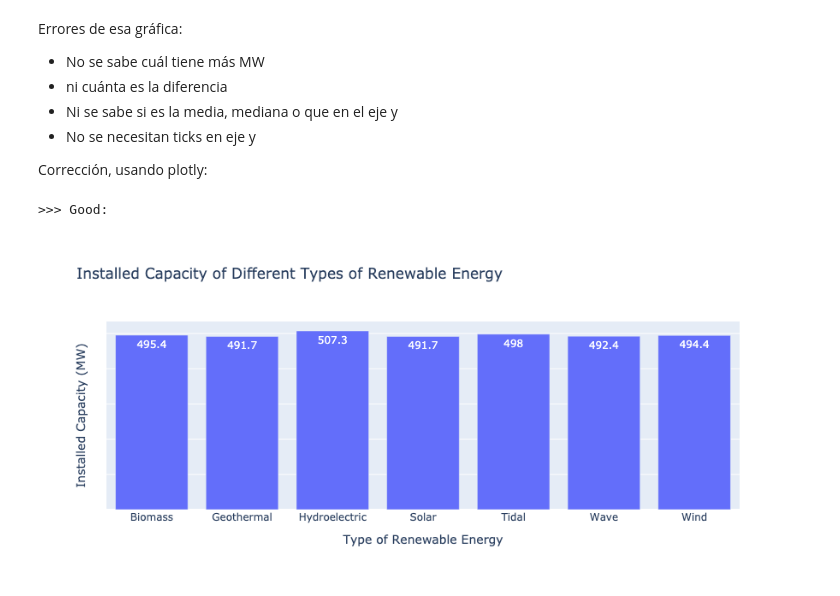
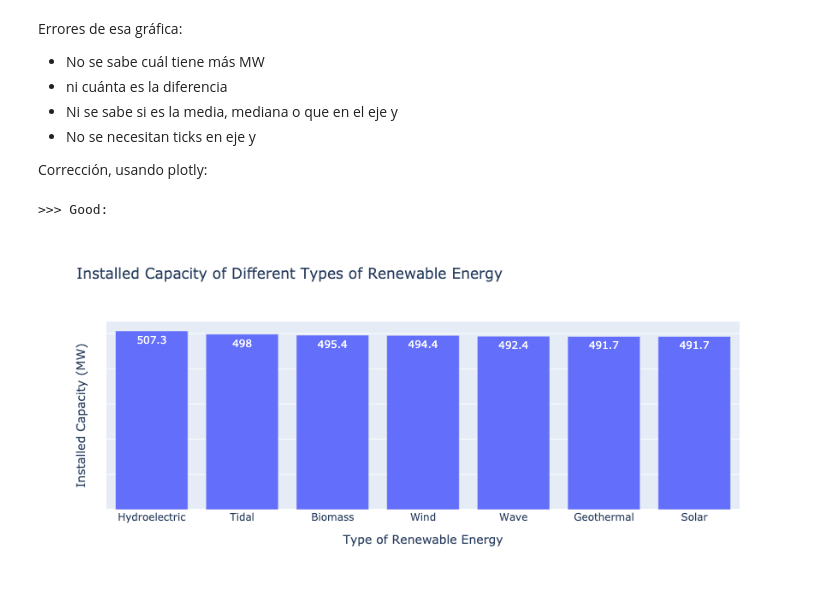
Before and after one commit to DanielCamacho7091/data_analytics, a Jupyter notebook: data_viz.ipynb, the cells around one changed output. Cells and saved outputs as stored; diff of their text form; code cells hidden in the pictures.

```diff
--- a/data_viz.ipynb
+++ b/data_viz.ipynb
@@ -69,31 +69,33 @@ energy_map = {
     7: 'Wave'
 }
 
 # Crear la columna 'Type_of_Renewable_Energy_label'
 df['Type_of_Renewable_Energy_label'] = df['Type_of_Renewable_Energy'].map(energy_map)
 
 # Agrupar a la media
 tab = df.groupby('Type_of_Renewable_Energy_label').agg(
     Installed_Capacity_MW = ('Installed_Capacity_MW', 'mean')).reset_index()
 
 # Redondear para verla más limpia
 tab['Installed_Capacity_MW'] = tab['Installed_Capacity_MW'].round(1)
+tab = tab.sort_values('Installed_Capacity_MW', ascending=False)
 
+# Plot
 fig = px.bar(tab,
              x='Type_of_Renewable_Energy_label',
              y='Installed_Capacity_MW',
              title='Installed Capacity of Different Types of Renewable Energy',
              labels={'Type_of_Renewable_Energy_label': 'Type of Renewable Energy',
                      'Installed_Capacity_MW': 'Installed Capacity (MW)'},
              text='Installed_Capacity_MW')
 fig.update_yaxes(showticklabels=False,
                  title_standoff=20)
 # Guardar la imagen como PNG
 pio.write_image(fig, 'plots/plot1.png', width=900, height=400)
 
 # Mostrar la imagen guardada
 print('\n>>> Good:')
 Image('plots/plot1.png')
 # %% [output]
 >>> Good:
-[figure, old version]
+[figure, new version]
```
